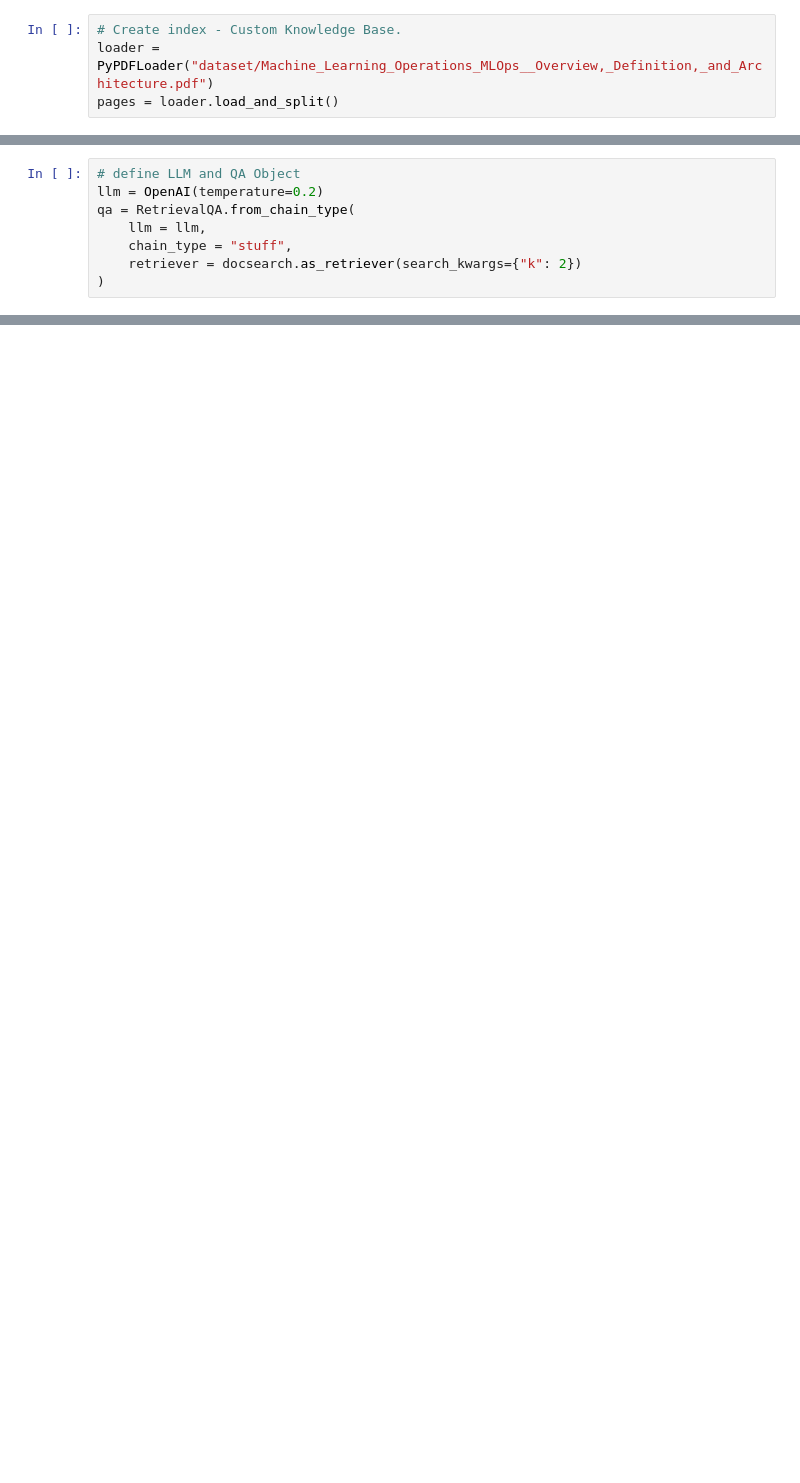
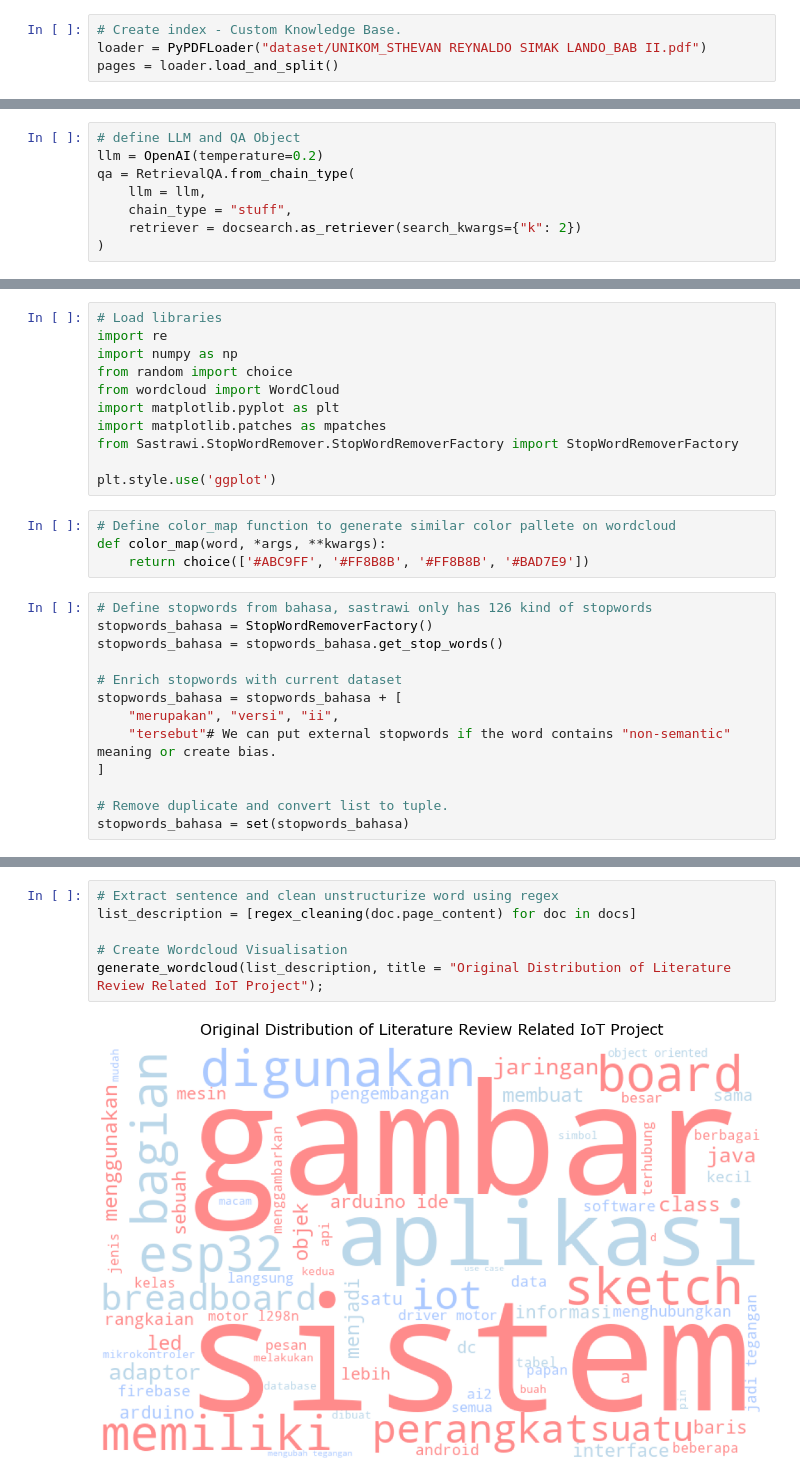
Before and after one commit to NnA301023/AnswerGenius, a Jupyter notebook: notebook/Research How Langchain Custom QA Works.ipynb, the cells around one changed output, grey strips where cells are left out. Drawn from its saved outputs; the diff is of its cells as text; blank space fills up the shorter version.

Commit message:
update: add Wordcloud Visualisation on Original Words Distribution

```diff
--- a/notebook/Research How Langchain Custom QA Works.ipynb
+++ b/notebook/Research How Langchain Custom QA Works.ipynb
@@ -37,7 +33,7 @@ pinecone.init(
 )
 # %%
 # Create index - Custom Knowledge Base.
-loader = PyPDFLoader("dataset/Machine_Learning_Operations_MLOps__Overview,_Definition,_and_Architecture.pdf")
+loader = PyPDFLoader("dataset/UNIKOM_STHEVAN REYNALDO SIMAK LANDO_BAB II.pdf")
 pages = loader.load_and_split()
 # %%
 # Split text from PDF into smaller chunks
@@ -71,0 +70,28 @@ qa.run(query)
+# %%
+# Load libraries
+import re
+import numpy as np
+from random import choice
+from wordcloud import WordCloud
+import matplotlib.pyplot as plt
+import matplotlib.patches as mpatches
+from Sastrawi.StopWordRemover.StopWordRemoverFactory import StopWordRemoverFactory
+
+plt.style.use('ggplot')
+# %%
+# Define color_map function to generate similar color pallete on wordcloud
+def color_map(word, *args, **kwargs):
+    return choice(['#ABC9FF', '#FF8B8B', '#FF8B8B', '#BAD7E9'])
+# %%
+# Define stopwords from bahasa, sastrawi only has 126 kind of stopwords
+stopwords_bahasa = StopWordRemoverFactory()
+stopwords_bahasa = stopwords_bahasa.get_stop_words()
+
+# Enrich stopwords with current dataset
+stopwords_bahasa = stopwords_bahasa + [
+    "merupakan", "versi", "ii",
+    "tersebut"# We can put external stopwords if the word contains "non-semantic" meaning or create bias.
+]
+
+# Remove duplicate and convert list to tuple.
+stopwords_bahasa = set(stopwords_bahasa)
@@ -71,0 +148,8 @@ qa.run(query)
+# %%
+# Extract sentence and clean unstructurize word using regex
+list_description = [regex_cleaning(doc.page_content) for doc in docs]
+
+# Create Wordcloud Visualisation
+generate_wordcloud(list_description, title = "Original Distribution of Literature Review Related IoT Project");
+# %% [output]
+[figure, added]
```
Also changed, not shown: parts of 5 cells of this notebook.
